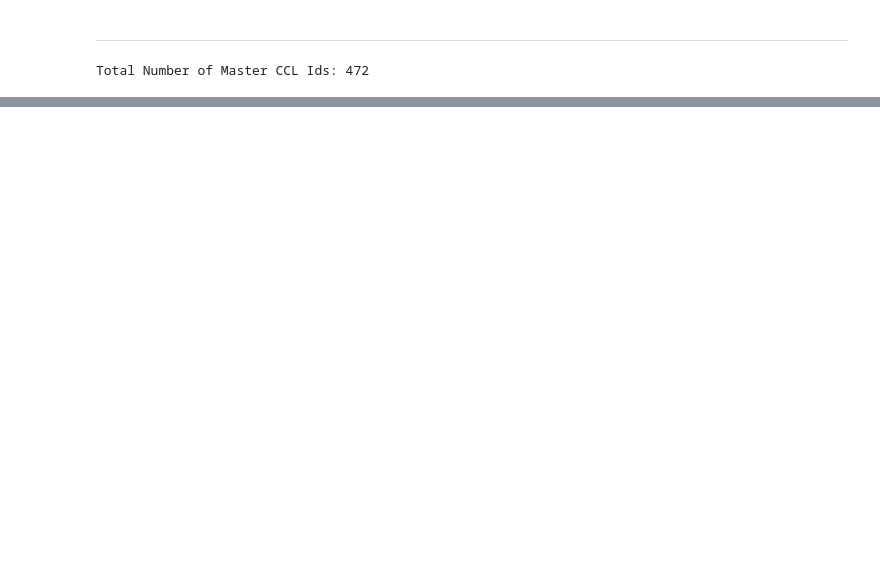
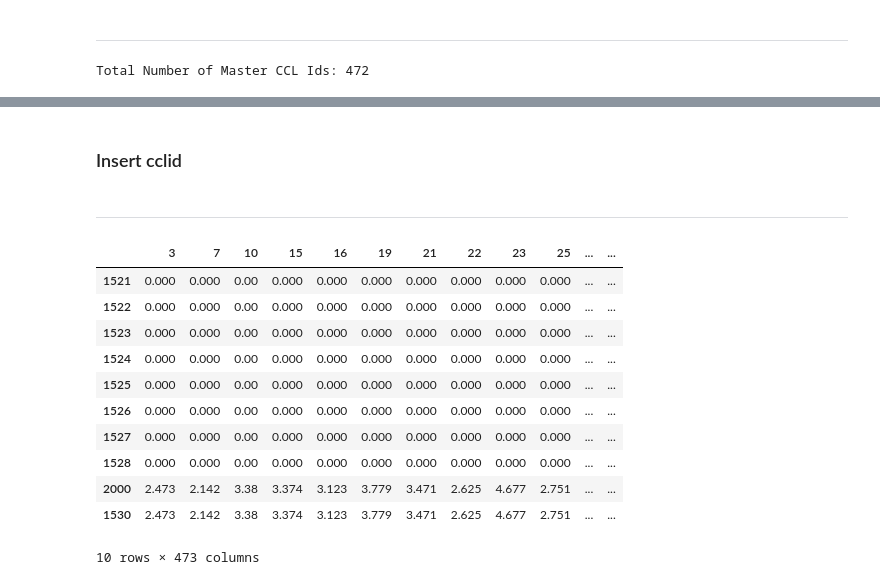
Before and after one commit to charlesriver/radiation, a Jupyter notebook: Data Compilation v3.ipynb, the cells around one changed output, grey strips where cells are left out. Saved outputs shown, nothing was run; the diff lists cells and outputs as text; code cells hidden in the pictures; blank space fills up the shorter version.

```diff
--- a/Data Compilation v3.ipynb
+++ b/Data Compilation v3.ipynb
@@ -206,0 +279,26 @@ pd.DataFrame([], [], all_sorted)
+# %% [markdown]
+### Insert cclid
+# %% [markdown]
+---
+# %%
+for cclid in auc_pd["Cclid"]:
+    if cclid not in all_sorted:
+        auc_pd.drop(auc_pd.index[auc_pd["Cclid"] == cclid], inplace = True)
+auc_lst = list(auc_pd["AUC"])
+auc_lst.insert(len(auc_lst), 0)
+# %%
+compiled_pd.loc[len(compiled_pd)] = auc_lst
+compiled_pd.tail(n=10)
+# %% [output]
+|  | 3 | 7 | 10 | 15 | 16 | 19 | 21 | 22 | 23 | 25 | ... | ... |
+| 1521 | 0.000 | 0.000 | 0.00 | 0.000 | 0.000 | 0.000 | 0.000 | 0.000 | 0.000 | 0.000 | ... | ... |
+| 1522 | 0.000 | 0.000 | 0.00 | 0.000 | 0.000 | 0.000 | 0.000 | 0.000 | 0.000 | 0.000 | ... | ... |
+| 1523 | 0.000 | 0.000 | 0.00 | 0.000 | 0.000 | 0.000 | 0.000 | 0.000 | 0.000 | 0.000 | ... | ... |
+| 1524 | 0.000 | 0.000 | 0.00 | 0.000 | 0.000 | 0.000 | 0.000 | 0.000 | 0.000 | 0.000 | ... | ... |
+| 1525 | 0.000 | 0.000 | 0.00 | 0.000 | 0.000 | 0.000 | 0.000 | 0.000 | 0.000 | 0.000 | ... | ... |
+| 1526 | 0.000 | 0.000 | 0.00 | 0.000 | 0.000 | 0.000 | 0.000 | 0.000 | 0.000 | 0.000 | ... | ... |
+| 1527 | 0.000 | 0.000 | 0.00 | 0.000 | 0.000 | 0.000 | 0.000 | 0.000 | 0.000 | 0.000 | ... | ... |
+| 1528 | 0.000 | 0.000 | 0.00 | 0.000 | 0.000 | 0.000 | 0.000 | 0.000 | 0.000 | 0.000 | ... | ... |
+| 2000 | 2.473 | 2.142 | 3.38 | 3.374 | 3.123 | 3.779 | 3.471 | 2.625 | 4.677 | 2.751 | ... | ... |
+| 1530 | 2.473 | 2.142 | 3.38 | 3.374 | 3.123 | 3.779 | 3.471 | 2.625 | 4.677 | 2.751 | ... | ... |
+10 rows × 473 columns
```
Also changed, not shown: parts of 32 cells of this notebook.
